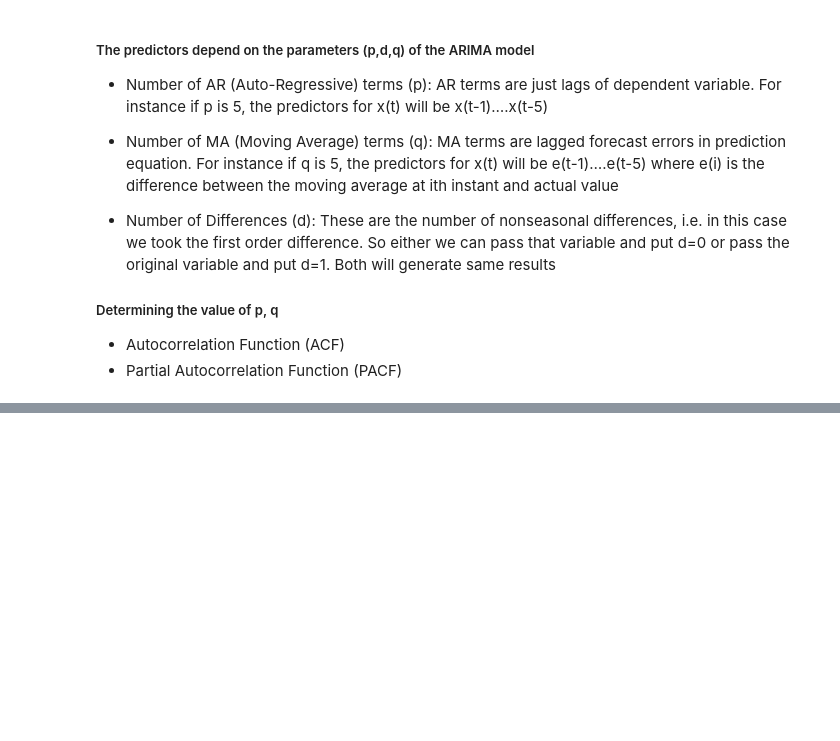
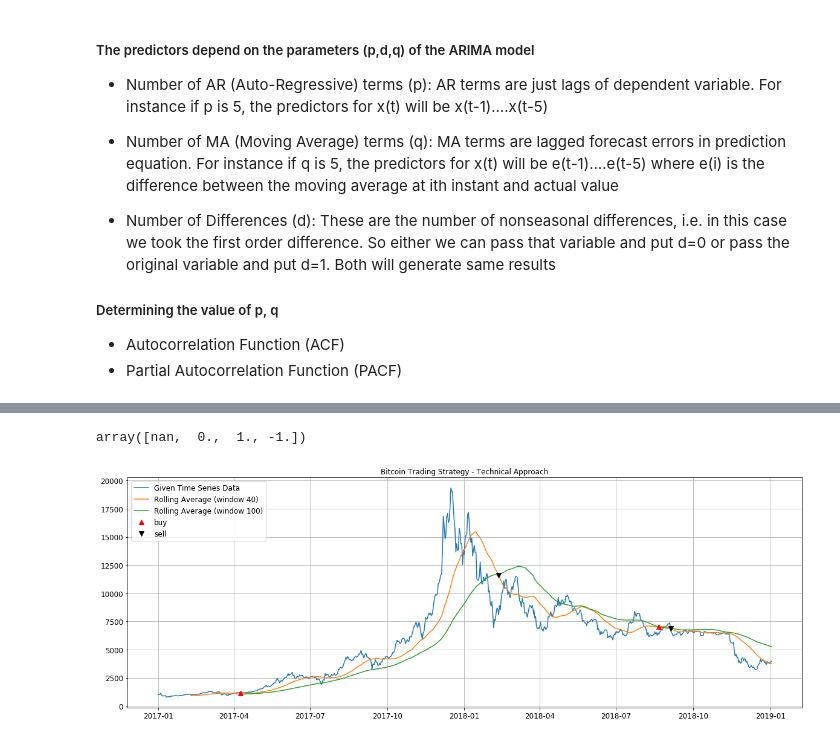
Before and after one commit to satwik2663/Time-Series-Analysis---Bitcoin-Trends, a Jupyter notebook: portfolio.ipynb, the cells around one changed output, grey strips where cells are left out. Cells and saved outputs as stored; diff of their text form; code cells hidden in the pictures; blank space fills up the shorter version.

Commit message:
trading stratergy

```diff
--- a/portfolio.ipynb
+++ b/portfolio.ipynb
@@ -284,0 +318,10 @@ Recurrent Neural Network (LSTM) → a class of artificial neural networkwhere co
+# %%
+# Technical approach
+
+mov_avg_long_term = bitcoin_dataset_adj_close.rolling(window = 100 ).mean()
+mov_avg_short_term = bitcoin_dataset_adj_close.rolling(window = 40).mean()
+
+# store the values of long and short term in a dataframe
+df_tec_app = pd.DataFrame(mov_avg_long_term)
+df_tec_app['short'] = mov_avg_short_term
+df_tec_app.rename(columns = {'Adj Close': 'long'}, inplace = True)
@@ -284,0 +338,26 @@ Recurrent Neural Network (LSTM) → a class of artificial neural networkwhere co
+# %%
+# Now we will compare the values of the long and short for every row
+df_tec_app['sig'] = 0
+df_tec_app['sig'][40:] = np.where(df_tec_app['short'][40:] > df_tec_app['long'][40:], 1.0, 0.0)
+df_tec_app['inc'] = df_tec_app['sig'].diff()
+# %%
+df_tec_app['inc'].unique()
+# %% [output]
+array([nan,  0.,  1., -1.])
+# %%
+plt.figure(figsize=(20, 7))
+plt.plot(bitcoin_dataset_adj_close.index, bitcoin_dataset_adj_close,label='Given Time Series Data')
+plt.plot(bitcoin_dataset_adj_close.index, mov_avg_short_term,label='Rolling Average (window 40)')
+plt.plot(bitcoin_dataset_adj_close.index, mov_avg_long_term,label='Rolling Average (window 100)')
+
+plt.plot(df_tec_app.loc[df_tec_app.inc == 1.0].index, df_tec_app.short[df_tec_app.inc == 1.0],'^', markersize=8, color='red', label='buy')
+
+plt.plot(df_tec_app.loc[df_tec_app.inc == -1.0].index, df_tec_app.short[df_tec_app.inc== -1.0],'v', markersize=8, color='black', label='sell')
+
+plt.title('Bitcoin Trading Strategy - Technical Approach')
+plt.tick_params(labelsize=12)
+plt.legend(loc='upper left', fontsize=12)
+plt.grid()
+plt.show()
+# %% [output]
+[figure, added]
```
Also changed, not shown: parts of 15 cells of this notebook.
